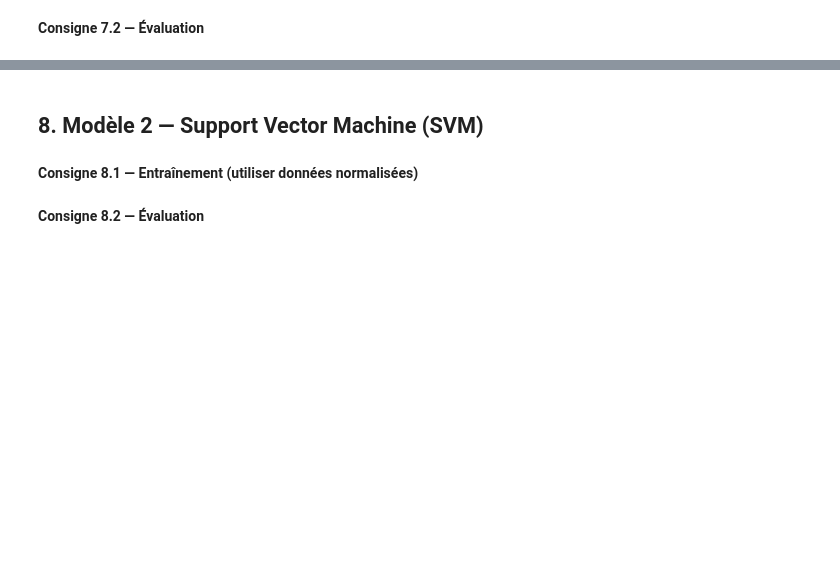
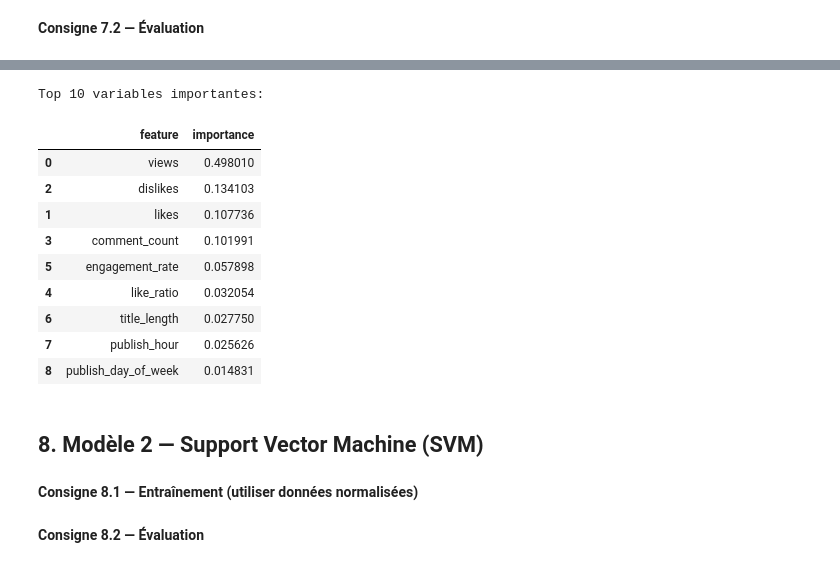
Before and after one commit to 17matb/youtube-trends, a Jupyter notebook: ml_youtube_trends.ipynb, the cells around one changed output, grey strips where cells are left out. Saved outputs shown, nothing was run; the diff lists cells and outputs as text; code cells hidden in the pictures; blank space fills up the shorter version.

```diff
--- a/ml_youtube_trends.ipynb
+++ b/ml_youtube_trends.ipynb
@@ -527,3 +537,24 @@ from sklearn.metrics import accuracy_score, precision_score, recall_score, f1_sc
+# %%
+# Importance des variables
+import pandas as pd
+feature_importance = pd.DataFrame({
+    'feature': num_cols,
+    'importance': rf_model.feature_importances_
+}).sort_values('importance', ascending=False)
+print("\nTop 10 variables importantes:")
+display(feature_importance.head(10))
+# %% [output]
+Top 10 variables importantes:
+|  | feature | importance |
+| 0 | views | 0.498010 |
+| 2 | dislikes | 0.134103 |
+| 1 | likes | 0.107736 |
+| 3 | comment_count | 0.101991 |
+| 5 | engagement_rate | 0.057898 |
+| 4 | like_ratio | 0.032054 |
+| 6 | title_length | 0.027750 |
+| 7 | publish_hour | 0.025626 |
+| 8 | publish_day_of_week | 0.014831 |
 # %% [markdown]
 ## 8. Modèle 2 — Support Vector Machine (SVM)
 # %% [markdown]
```
Also changed, not shown: parts of 12 cells of this notebook, 2 other files.
